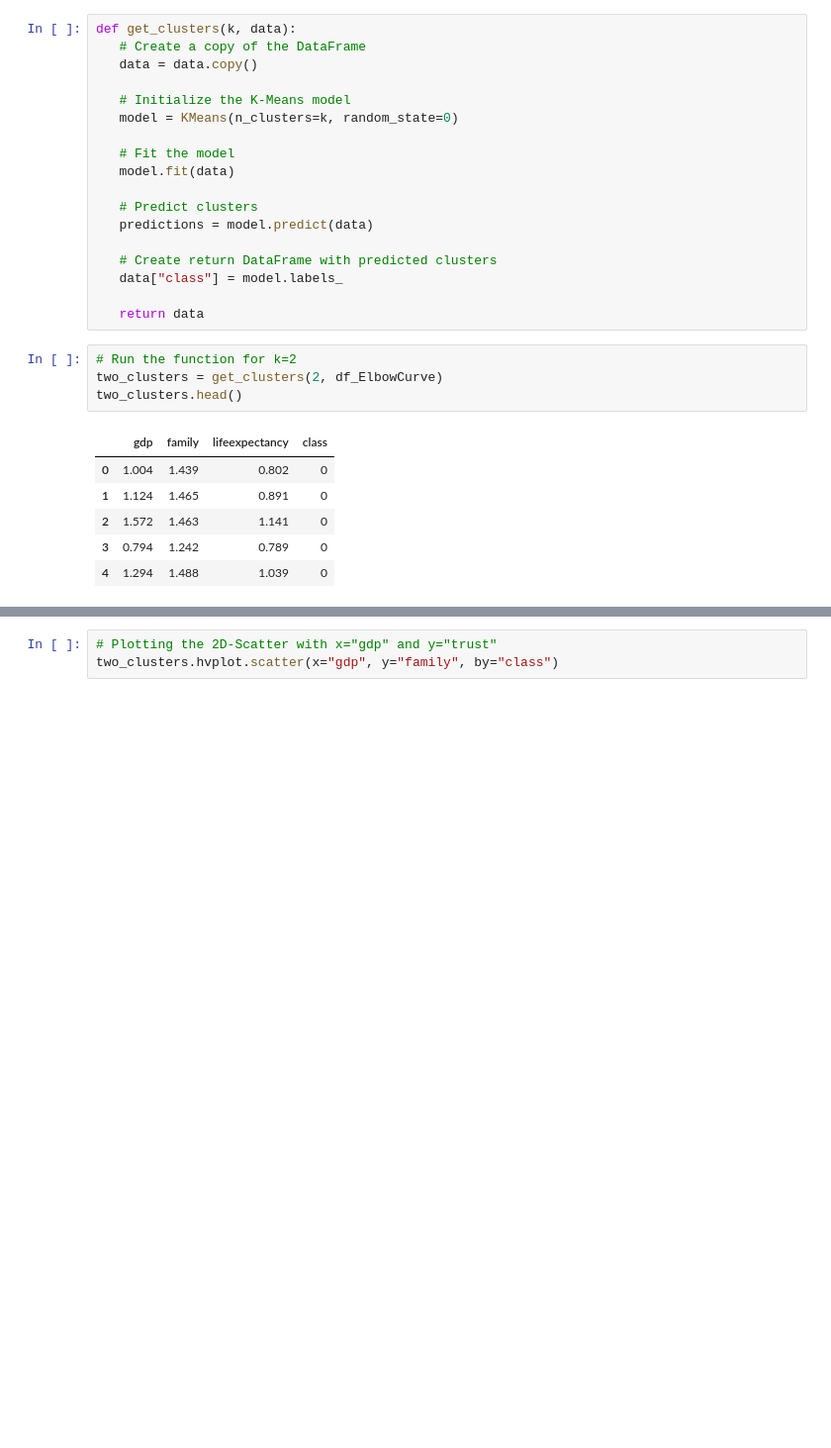
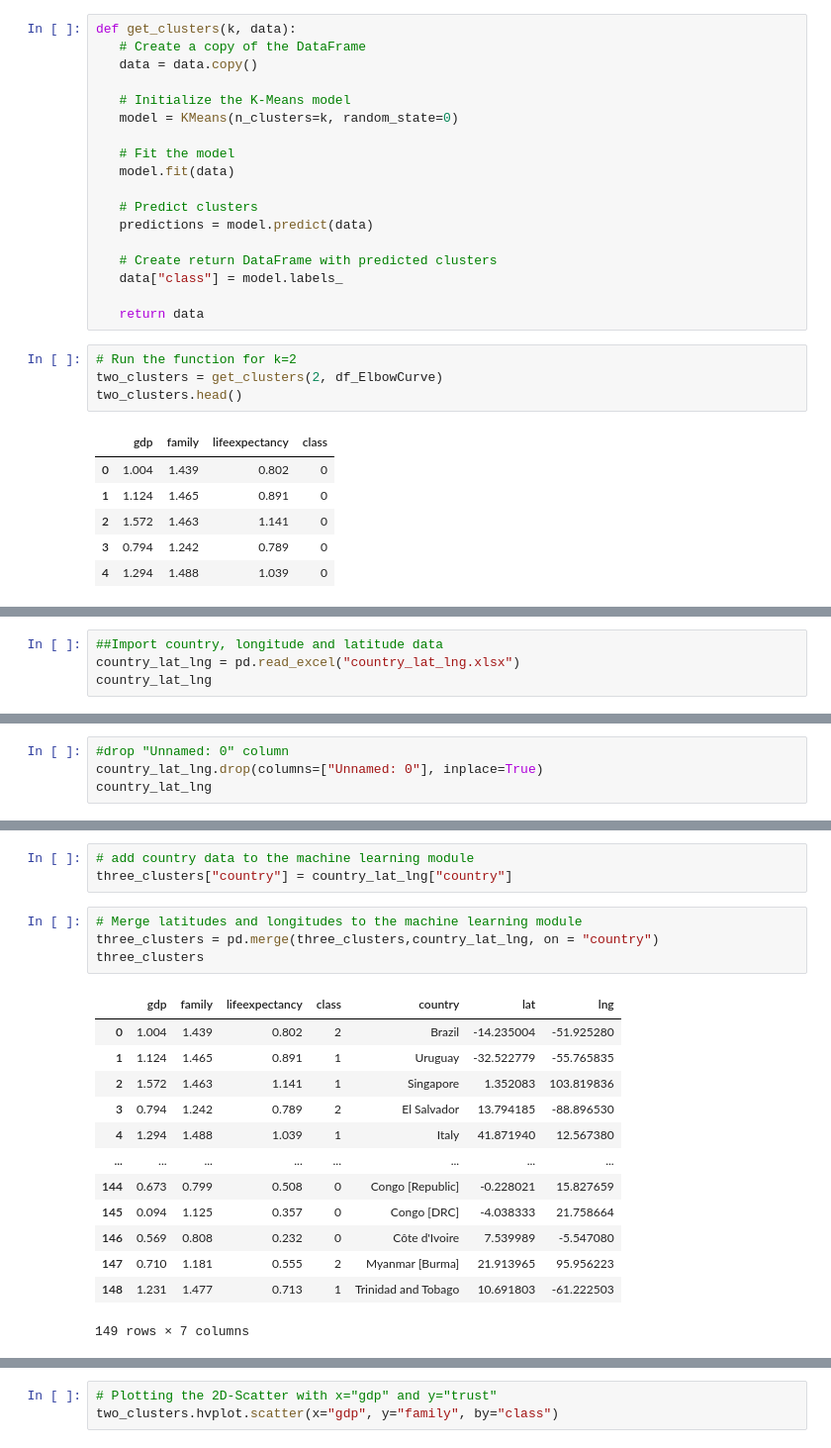
Before and after one commit to tn64/Happy_Places, a Jupyter notebook: Unsupervised_Machine_learning/UML_Segment3.ipynb, the cells around one changed output, grey strips where cells are left out. Shown at 99% size. Cells and saved outputs as stored; diff of their text form; blank space fills up the shorter version.

```diff
--- a/Unsupervised_Machine_learning/UML_Segment3.ipynb
+++ b/Unsupervised_Machine_learning/UML_Segment3.ipynb
@@ -383,0 +406,4 @@ three_clusters.head()
+# %%
+##Import country, longitude and latitude data
+country_lat_lng = pd.read_excel("country_lat_lng.xlsx")
+country_lat_lng
@@ -383,0 +424,4 @@ three_clusters.head()
+# %%
+#drop "Unnamed: 0" column
+country_lat_lng.drop(columns=["Unnamed: 0"], inplace=True)
+country_lat_lng
@@ -383,0 +442,21 @@ three_clusters.head()
+# %%
+# add country data to the machine learning module
+three_clusters["country"] = country_lat_lng["country"]
+# %%
+# Merge latitudes and longitudes to the machine learning module
+three_clusters = pd.merge(three_clusters,country_lat_lng, on = "country")
+three_clusters
+# %% [output]
+|  | gdp | family | lifeexpectancy | class | country | lat | lng |
+| 0 | 1.004 | 1.439 | 0.802 | 2 | Brazil | -14.235004 | -51.925280 |
+| 1 | 1.124 | 1.465 | 0.891 | 1 | Uruguay | -32.522779 | -55.765835 |
+| 2 | 1.572 | 1.463 | 1.141 | 1 | Singapore | 1.352083 | 103.819836 |
+| 3 | 0.794 | 1.242 | 0.789 | 2 | El Salvador | 13.794185 | -88.896530 |
+| 4 | 1.294 | 1.488 | 1.039 | 1 | Italy | 41.871940 | 12.567380 |
+| ... | ... | ... | ... | ... | ... | ... | ... |
+| 144 | 0.673 | 0.799 | 0.508 | 0 | Congo [Republic] | -0.228021 | 15.827659 |
+| 145 | 0.094 | 1.125 | 0.357 | 0 | Congo [DRC] | -4.038333 | 21.758664 |
+| 146 | 0.569 | 0.808 | 0.232 | 0 | Côte d'Ivoire | 7.539989 | -5.547080 |
+| 147 | 0.710 | 1.181 | 0.555 | 2 | Myanmar [Burma] | 21.913965 | 95.956223 |
+| 148 | 1.231 | 1.477 | 0.713 | 1 | Trinidad and Tobago | 10.691803 | -61.222503 |
+149 rows × 7 columns
```
Also changed, not shown: parts of 11 cells of this notebook.
